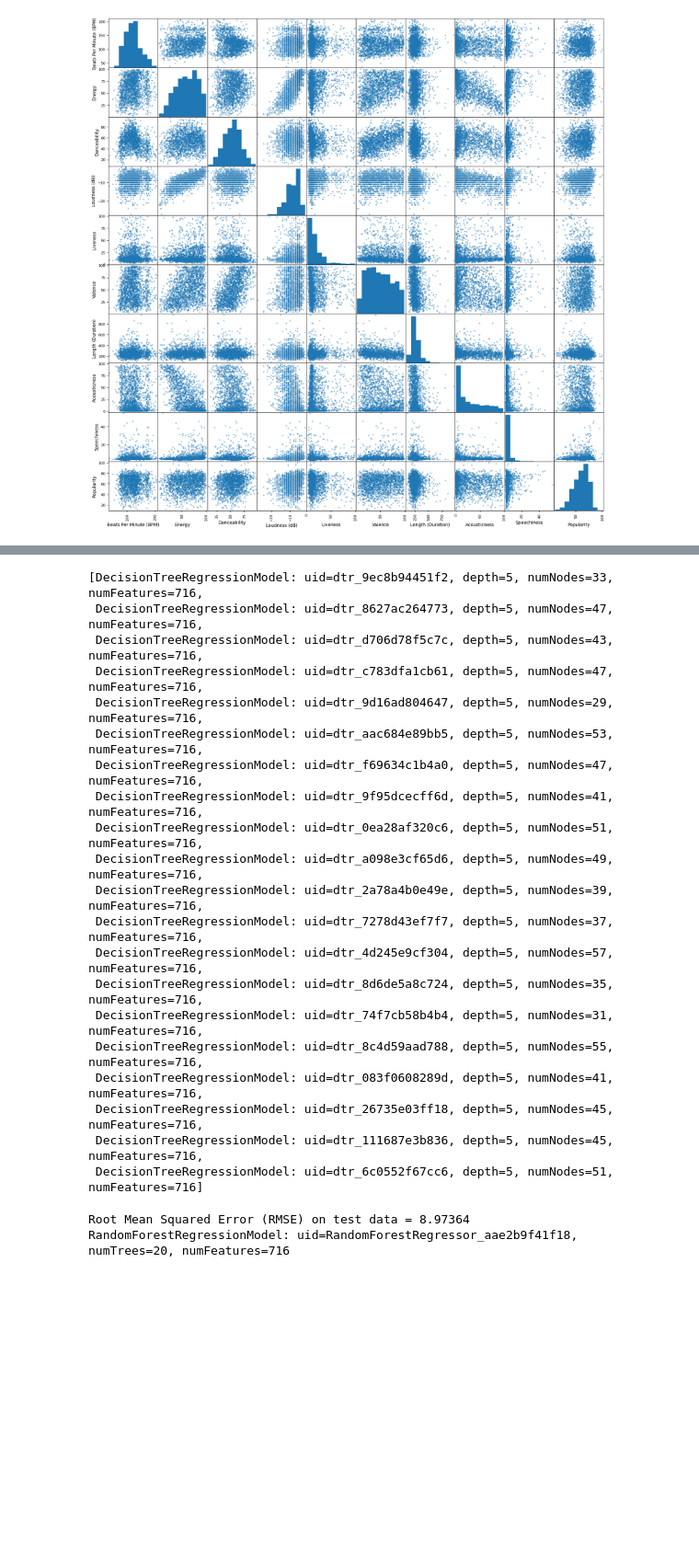
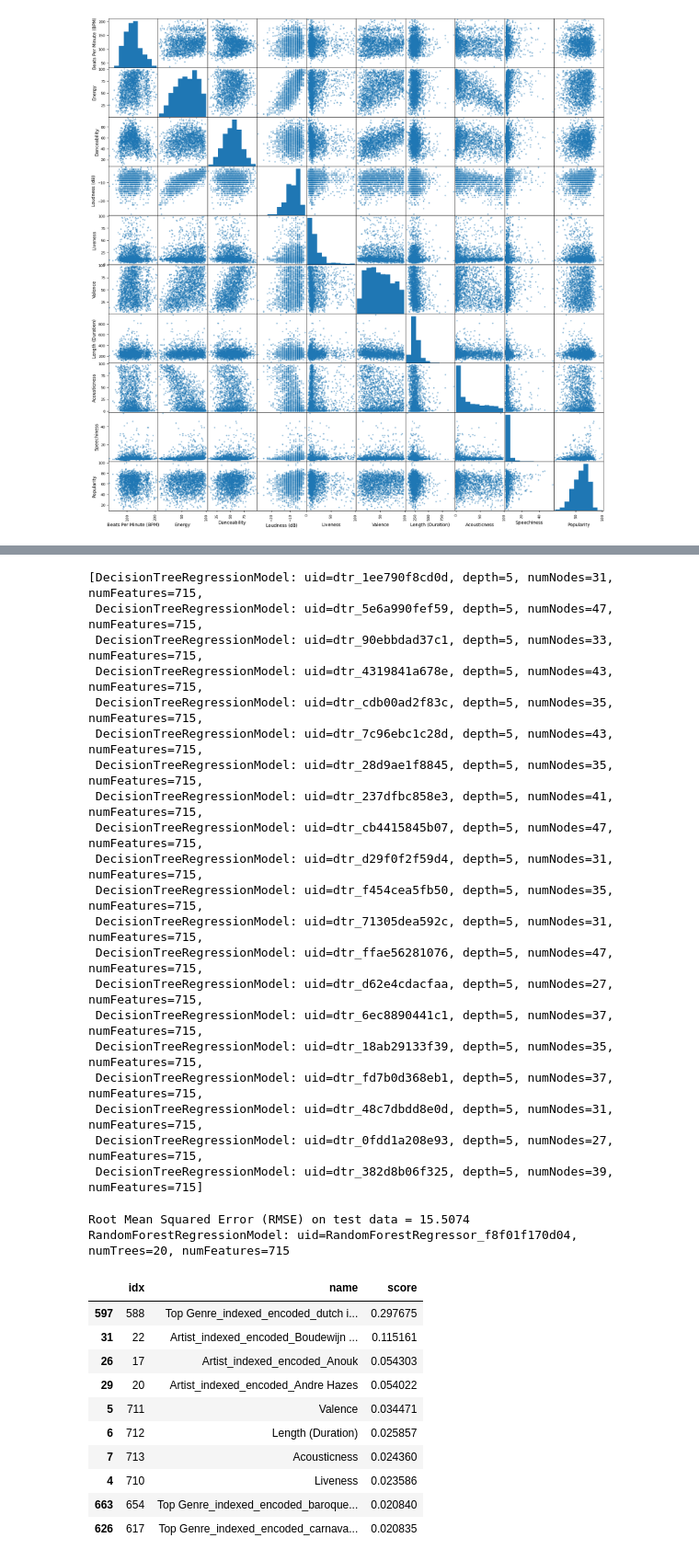
Before and after one commit to Sunland1/ML2_spotify, a Jupyter notebook: notebook.ipynb, the cells around one changed output, grey strips where cells are left out. Shown at 92% size. Cells and saved outputs as stored; diff of their text form; code cells hidden in the pictures; blank space fills up the shorter version.

Commit message:
ordre d'importance des features

```diff
--- a/notebook.ipynb
+++ b/notebook.ipynb
@@ -86,7 +86,7 @@ sdf.dtypes
 col_num = sdf.select([col[0] for col in sdf.dtypes if col[1] != 'string'])
 col_num.show()
 
-feature_numeric = ['Beats Per Minute (BPM)', 'Energy', 'Danceability',  'Loudness (dB)', 'Liveness', 'Valence', 'Length (Duration)', 'Acousticness', 'Speechiness', 'Popularity']
+feature_numeric = ['Beats Per Minute (BPM)', 'Energy', 'Danceability',  'Loudness (dB)', 'Liveness', 'Valence', 'Length (Duration)', 'Acousticness', 'Speechiness']
 # %% [output]
 +----------------------+------+------------+-------------+--------+-------+-----------------+------------+-----------+----------+
 |Beats Per Minute (BPM)|Energy|Danceability|Loudness (dB)|Liveness|Valence|Length (Duration)|Acousticness|Speechiness|Popularity|
@@ -301,26 +301,26 @@ only showing top 1 row
 # %%
 model.stages[-1].trees
 # %% [output]
-[DecisionTreeRegressionModel: uid=dtr_9ec8b94451f2, depth=5, numNodes=33, numFeatures=716,
- DecisionTreeRegressionModel: uid=dtr_8627ac264773, depth=5, numNodes=47, numFeatures=716,
- DecisionTreeRegressionModel: uid=dtr_d706d78f5c7c, depth=5, numNodes=43, numFeatures=716,
- DecisionTreeRegressionModel: uid=dtr_c783dfa1cb61, depth=5, numNodes=47, numFeatures=716,
- DecisionTreeRegressionModel: uid=dtr_9d16ad804647, depth=5, numNodes=29, numFeatures=716,
- DecisionTreeRegressionModel: uid=dtr_aac684e89bb5, depth=5, numNodes=53, numFeatures=716,
- DecisionTreeRegressionModel: uid=dtr_f69634c1b4a0, depth=5, numNodes=47, numFeatures=716,
- DecisionTreeRegressionModel: uid=dtr_9f95dcecff6d, depth=5, numNodes=41, numFeatures=716,
- DecisionTreeRegressionModel: uid=dtr_0ea28af320c6, depth=5, numNodes=51, numFeatures=716,
- DecisionTreeRegressionModel: uid=dtr_a098e3cf65d6, depth=5, numNodes=49, numFeatures=716,
- DecisionTreeRegressionModel: uid=dtr_2a78a4b0e49e, depth=5, numNodes=39, numFeatures=716,
- DecisionTreeRegressionModel: uid=dtr_7278d43ef7f7, depth=5, numNodes=37, numFeatures=716,
- DecisionTreeRegressionModel: uid=dtr_4d245e9cf304, depth=5, numNodes=57, numFeatures=716,
- DecisionTreeRegressionModel: uid=dtr_8d6de5a8c724, depth=5, numNodes=35, numFeatures=716,
- DecisionTreeRegressionModel: uid=dtr_74f7cb58b4b4, depth=5, numNodes=31, numFeatures=716,
- DecisionTreeRegressionModel: uid=dtr_8c4d59aad788, depth=5, numNodes=55, numFeatures=716,
- DecisionTreeRegressionModel: uid=dtr_083f0608289d, depth=5, numNodes=41, numFeatures=716,
- DecisionTreeRegressionModel: uid=dtr_26735e03ff18, depth=5, numNodes=45, numFeatures=716,
- DecisionTreeRegressionModel: uid=dtr_111687e3b836, depth=5, numNodes=45, numFeatures=716,
- DecisionTreeRegressionModel: uid=dtr_6c0552f67cc6, depth=5, numNodes=51, numFeatures=716]
+[DecisionTreeRegressionModel: uid=dtr_1ee790f8cd0d, depth=5, numNodes=31, numFeatures=715,
+ DecisionTreeRegressionModel: uid=dtr_5e6a990fef59, depth=5, numNodes=47, numFeatures=715,
+ DecisionTreeRegressionModel: uid=dtr_90ebbdad37c1, depth=5, numNodes=33, numFeatures=715,
+ DecisionTreeRegressionModel: uid=dtr_4319841a678e, depth=5, numNodes=43, numFeatures=715,
+ DecisionTreeRegressionModel: uid=dtr_cdb00ad2f83c, depth=5, numNodes=35, numFeatures=715,
+ DecisionTreeRegressionModel: uid=dtr_7c96ebc1c28d, depth=5, numNodes=43, numFeatures=715,
+ DecisionTreeRegressionModel: uid=dtr_28d9ae1f8845, depth=5, numNodes=35, numFeatures=715,
+ DecisionTreeRegressionModel: uid=dtr_237dfbc858e3, depth=5, numNodes=41, numFeatures=715,
+ DecisionTreeRegressionModel: uid=dtr_cb4415845b07, depth=5, numNodes=47, numFeatures=715,
+ DecisionTreeRegressionModel: uid=dtr_d29f0f2f59d4, depth=5, numNodes=31, numFeatures=715,
+ DecisionTreeRegressionModel: uid=dtr_f454cea5fb50, depth=5, numNodes=35, numFeatures=715,
+ DecisionTreeRegressionModel: uid=dtr_71305dea592c, depth=5, numNodes=31, numFeatures=715,
+ DecisionTreeRegressionModel: uid=dtr_ffae56281076, depth=5, numNodes=47, numFeatures=715,
+ DecisionTreeRegressionModel: uid=dtr_d62e4cdacfaa, depth=5, numNodes=27, numFeatures=715,
+ DecisionTreeRegressionModel: uid=dtr_6ec8890441c1, depth=5, numNodes=37, numFeatures=715,
+ DecisionTreeRegressionModel: uid=dtr_18ab29133f39, depth=5, numNodes=35, numFeatures=715,
+ DecisionTreeRegressionModel: uid=dtr_fd7b0d368eb1, depth=5, numNodes=37, numFeatures=715,
+ DecisionTreeRegressionModel: uid=dtr_48c7dbdd8e0d, depth=5, numNodes=31, numFeatures=715,
+ DecisionTreeRegressionModel: uid=dtr_0fdd1a208e93, depth=5, numNodes=27, numFeatures=715,
+ DecisionTreeRegressionModel: uid=dtr_382d8b06f325, depth=5, numNodes=39, numFeatures=715]
 # %%
 from pyspark.ml.evaluation import RegressionEvaluator
 # %%
@@ -333,5 +333,27 @@ print("Root Mean Squared Error (RMSE) on test data = %g" % rmse)
 rfModel = model.stages[-1]
 print(rfModel)  # summary only
 # %% [output]
-Root Mean Squared Error (RMSE) on test data = 8.97364
-RandomForestRegressionModel: uid=RandomForestRegressor_aae2b9f41f18, numTrees=20, numFeatures=716
+Root Mean Squared Error (RMSE) on test data = 15.5074
+RandomForestRegressionModel: uid=RandomForestRegressor_f8f01f170d04, numTrees=20, numFeatures=715
+# %%
+def ExtractFeatureImp(featureImp, dataset, featuresCol):
+    list_extract = []
+    for i in dataset.schema[featuresCol].metadata["ml_attr"]["attrs"]:
+        list_extract = list_extract + dataset.schema[featuresCol].metadata["ml_attr"]["attrs"][i]
+    varlist = pd.DataFrame(list_extract)
+    varlist['score'] = varlist['idx'].apply(lambda x: featureImp[x])
+    return(varlist.sort_values('score', ascending = False))
+# %%
+ExtractFeatureImp(model.stages[-1].featureImportances, pred_rf, "features").head(10)
+# %% [output]
+|  | idx | name | score |
+| 597 | 588 | Top Genre_indexed_encoded_dutch i... | 0.297675 |
+| 31 | 22 | Artist_indexed_encoded_Boudewijn ... | 0.115161 |
+| 26 | 17 | Artist_indexed_encoded_Anouk | 0.054303 |
+| 29 | 20 | Artist_indexed_encoded_Andre Hazes | 0.054022 |
+| 5 | 711 | Valence | 0.034471 |
+| 6 | 712 | Length (Duration) | 0.025857 |
+| 7 | 713 | Acousticness | 0.024360 |
+| 4 | 710 | Liveness | 0.023586 |
+| 663 | 654 | Top Genre_indexed_encoded_baroque... | 0.020840 |
+| 626 | 617 | Top Genre_indexed_encoded_carnava... | 0.020835 |
```
Also changed, not shown: parts of 3 cells of this notebook.
